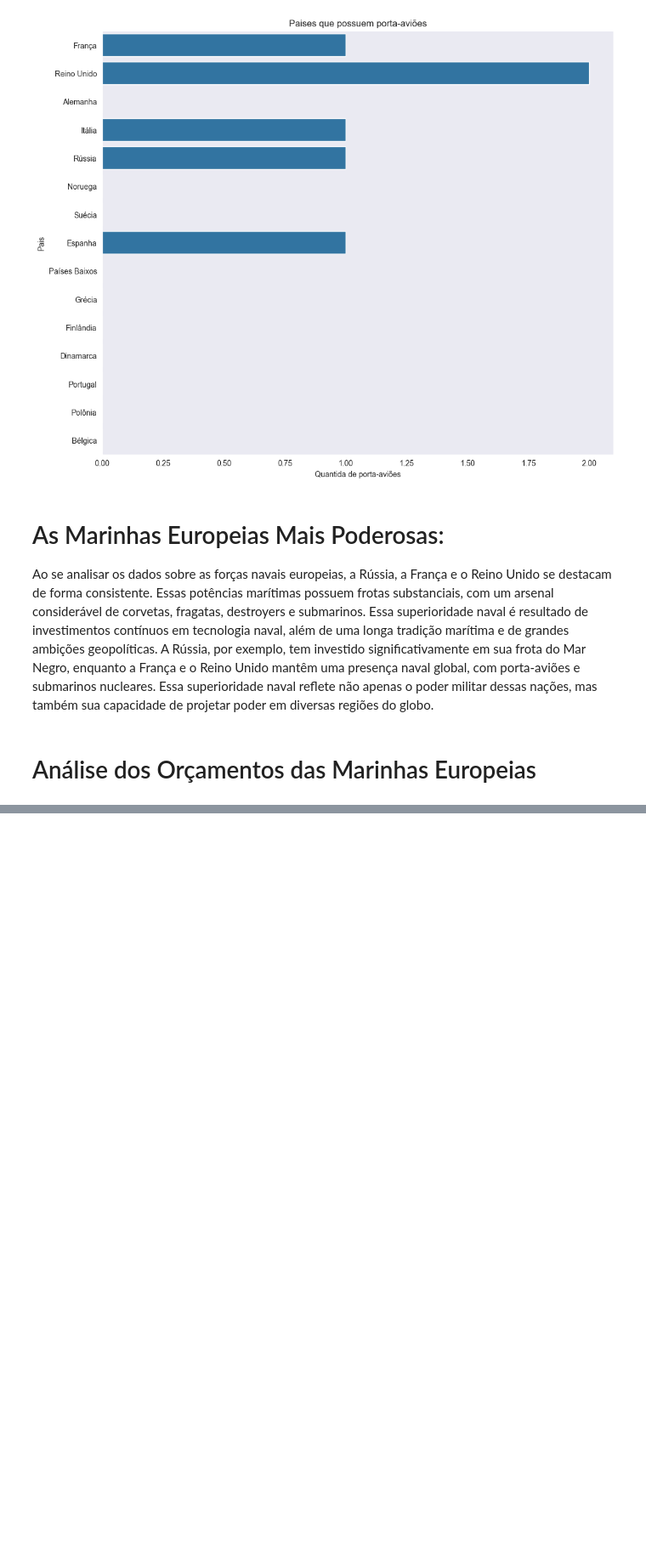
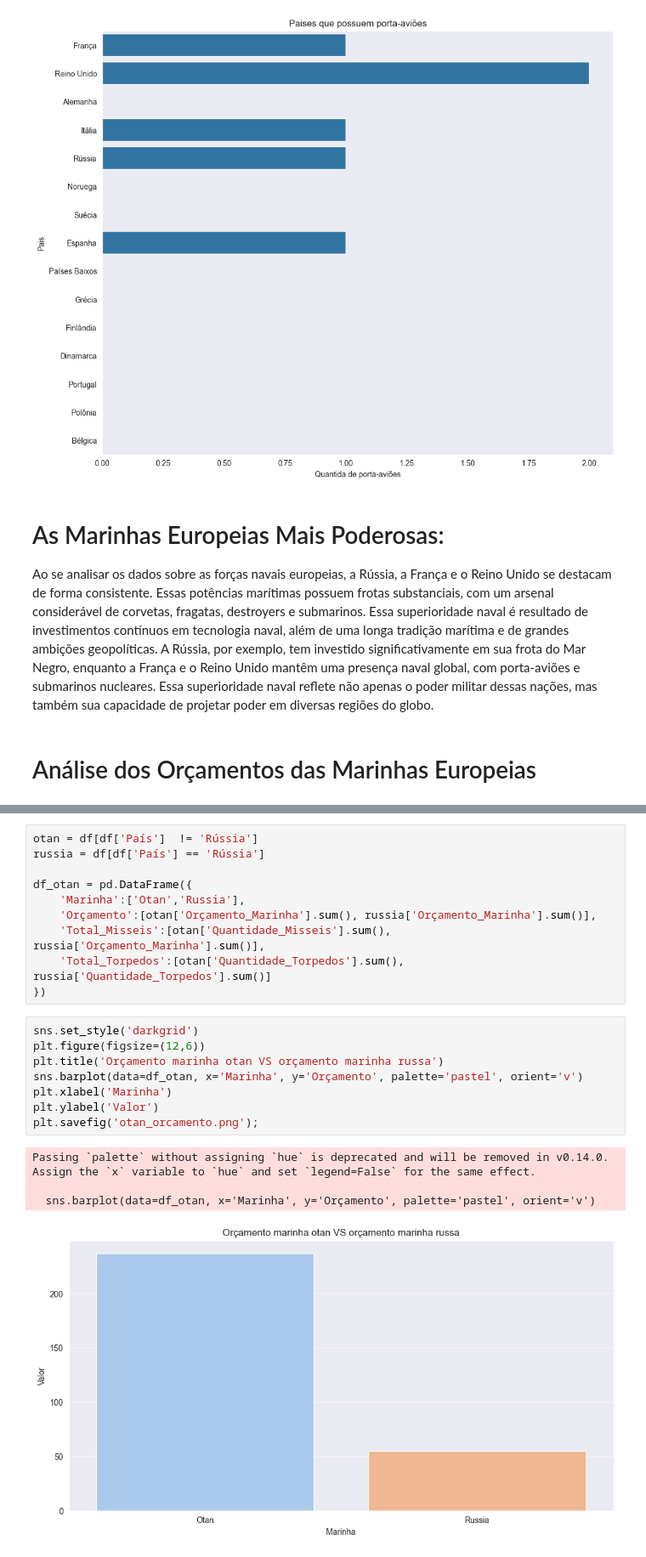
Before and after one commit to Samuelsilvestre/analytics_war, a Jupyter notebook: analttics/analytics_navy.ipynb, the cells around one changed output, grey strips where cells are left out. Shown at 85% size. Drawn from its saved outputs; the diff is of its cells as text; blank space fills up the shorter version.

```diff
--- a/analttics/analytics_navy.ipynb
+++ b/analttics/analytics_navy.ipynb
@@ -82,0 +94,23 @@ Ao se analisar os dados sobre as forças navais europeias, a Rússia, a França
+# %%
+otan = df[df['País']  != 'Rússia']
+russia = df[df['País'] == 'Rússia']
+
+df_otan = pd.DataFrame({
+    'Marinha':['Otan','Russia'],
+    'Orçamento':[otan['Orçamento_Marinha'].sum(), russia['Orçamento_Marinha'].sum()],
+    'Total_Misseis':[otan['Quantidade_Misseis'].sum(), russia['Orçamento_Marinha'].sum()],
+    'Total_Torpedos':[otan['Quantidade_Torpedos'].sum(), russia['Quantidade_Torpedos'].sum()]
+})
+# %%
+sns.set_style('darkgrid')
+plt.figure(figsize=(12,6))
+plt.title('Orçamento marinha otan VS orçamento marinha russa')
+sns.barplot(data=df_otan, x='Marinha', y='Orçamento', palette='pastel', orient='v')
+plt.xlabel('Marinha')
+plt.ylabel('Valor')
+plt.savefig('otan_orcamento.png');
+# %% [output]
+Passing `palette` without assigning `hue` is deprecated and will be removed in v0.14.0. Assign the `x` variable to `hue` and set `legend=False` for the same effect.
+
+  sns.barplot(data=df_otan, x='Marinha', y='Orçamento', palette='pastel', orient='v')
+[figure, added]
```
Also changed, not shown: parts of 3 cells of this notebook, 1 other file.
